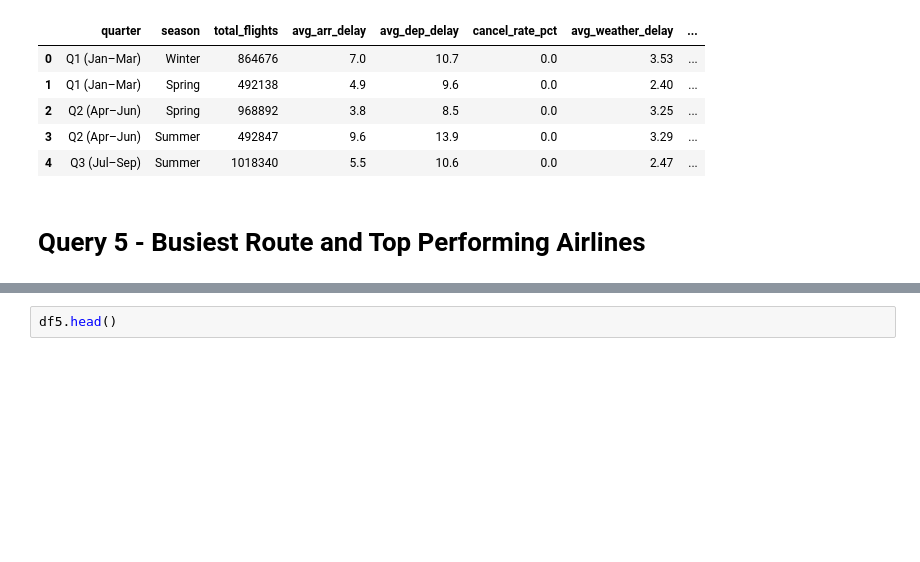
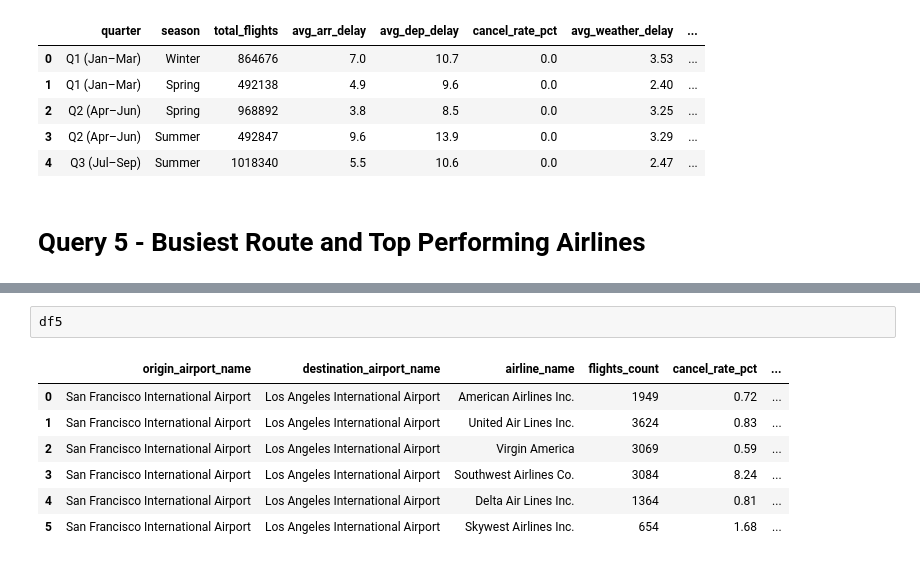
Before and after one commit to lieukim/BigData_Nhom1, a Jupyter notebook: Queries_P1.ipynb, the cells around one changed output, grey strips where cells are left out. Drawn from its saved outputs; the diff is of its cells as text; blank space fills up the shorter version.

```diff
--- a/Queries_P1.ipynb
+++ b/Queries_P1.ipynb
@@ -358,2 +372,10 @@ print("\n Q5 - Busiest Route and Top Performing Airlines ")
 # %%
-df5.head()
+df5
+# %% [output]
+|  | origin_airport_name | destination_airport_name | airline_name | flights_count | cancel_rate_pct | ... |
+| 0 | San Francisco International Airport | Los Angeles International Airport | American Airlines Inc. | 1949 | 0.72 | ... |
+| 1 | San Francisco International Airport | Los Angeles International Airport | United Air Lines Inc. | 3624 | 0.83 | ... |
+| 2 | San Francisco International Airport | Los Angeles International Airport | Virgin America | 3069 | 0.59 | ... |
+| 3 | San Francisco International Airport | Los Angeles International Airport | Southwest Airlines Co. | 3084 | 8.24 | ... |
+| 4 | San Francisco International Airport | Los Angeles International Airport | Delta Air Lines Inc. | 1364 | 0.81 | ... |
+| 5 | San Francisco International Airport | Los Angeles International Airport | Skywest Airlines Inc. | 654 | 1.68 | ... |
```
Also changed, not shown: parts of 3 cells of this notebook.
